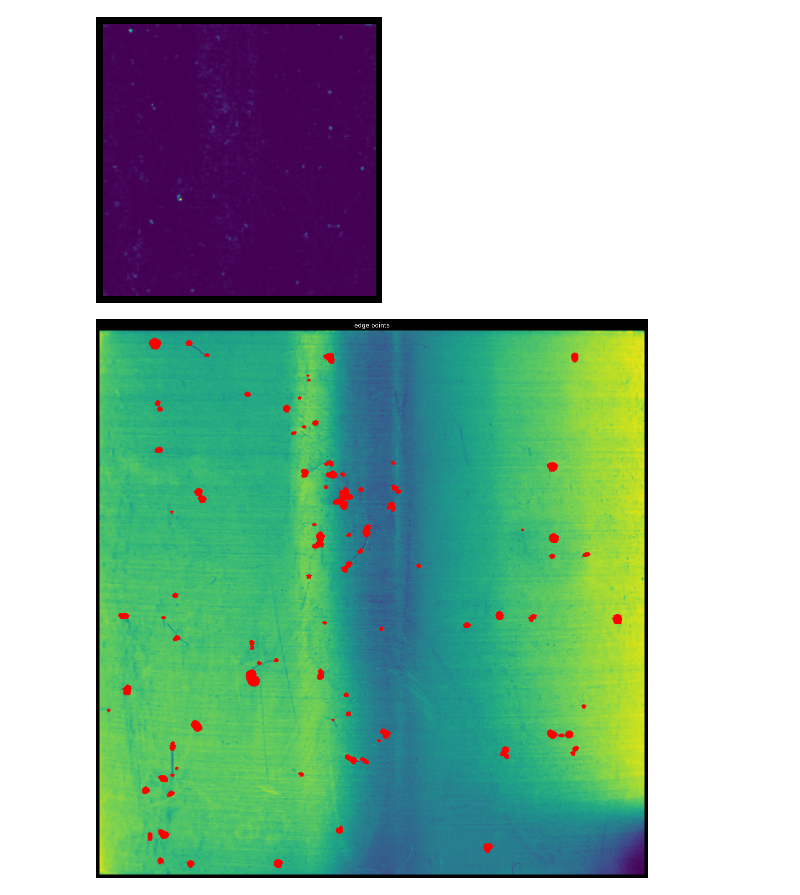
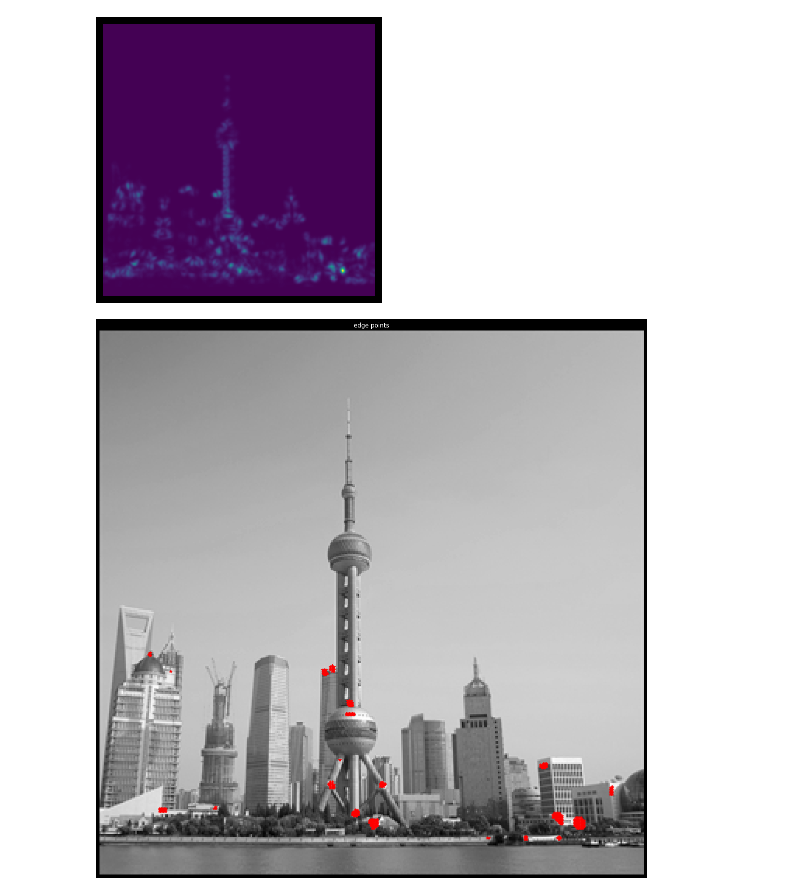
Before and after one commit to felixschloesser/DetectScratches, a Jupyter notebook: harris_corner/harris_corner.ipynb, the cells around one changed output. Saved outputs shown, nothing was run; the diff lists cells and outputs as text; code cells hidden in the pictures.

```diff
--- a/harris_corner/harris_corner.ipynb
+++ b/harris_corner/harris_corner.ipynb
@@ -10,13 +10,14 @@ from edge_detection import harris_response, get_points, overlay_points
 # %%
 plt.style.use('dark_background')
 # %%
-img = load_img("bearing_scrached_fuji_tunnel.jpg")
+img = load_img("oriental_pearl.jpg")
 # %%
 response = harris_response(img, sigma=2)
 show_img(response, color=True)
 
-points = get_points(response, min_dist = 8, threshold_percent = 0.07)
+thresh = threshold(response, 0.3, percent=True)
+points = get_points(thresh, min_dist = 20)
 overlay_points(img, points, size=(20,20))
 # %% [output]
-[figure, old version]
+[figure, new version]
-[figure, old version]
+[figure, new version]
```
Also changed, not shown: parts of 1 cell of this notebook.
